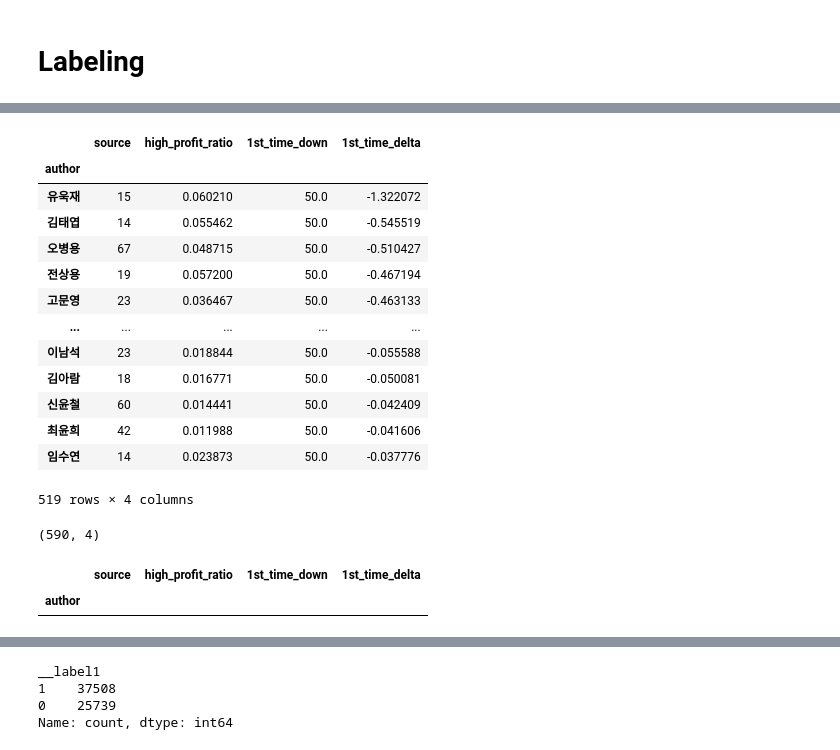
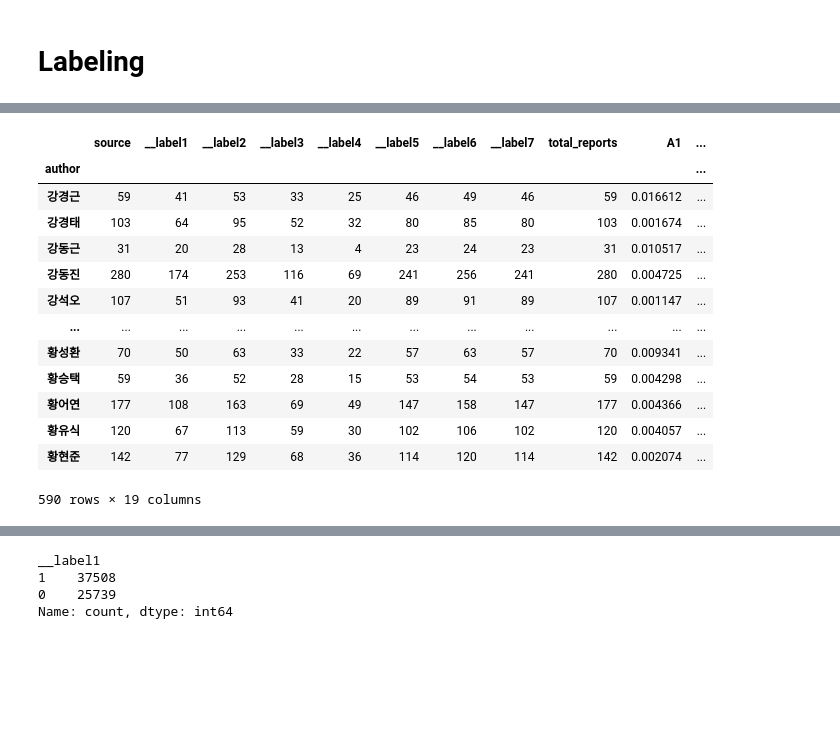
Before and after one commit to keemsunguk/analyst_performance, a Jupyter notebook: notebooks/H-study.ipynb, the cells around one changed output, grey strips where cells are left out. Drawn from its saved outputs; the diff is of its cells as text; code cells hidden in the pictures; blank space fills up the shorter version.

```diff
--- a/notebooks/H-study.ipynb
+++ b/notebooks/H-study.ipynb
@@ -210,0 +282,3 @@ valid_df.groupby('author').count()
+# %%
+label_sum_ratio_df = valid_df[['author', '__label1', '__label2', '__label3', '__label4', '__label5', '__label6', '__label7']].groupby('author').sum()
+label_sum_ratio_df['total_reports'] = valid_df.groupby('author').count()['source']
@@ -211,3 +302,5 @@ valid_df.groupby('author').count()
 # %%
-longterm_df = valid_df[['author', 'high_profit_ratio', '1st_time_down', '1st_time_delta']].groupby('author').mean().sort_values(
-    ['1st_time_delta'], ascending=True).copy()
+
+performance_indicator_df = valid_df[['author', 'A1', 'A2', 'A3']].groupby('author').mean().copy()
+#.sort_values(['1st_time_delta'], ascending=True).copy()
+performance_indicator_df
@@ -214,2 +322,2 @@ longterm_df = valid_df[['author', 'high_profit_ratio', '1st_time_down', '1st_tim
 # %%
-longterm_df = pd.concat([valid_df.groupby('author').count()[['source']].copy(), longterm_df], axis=1)
+perf_merged = pd.concat([valid_df.groupby('author').count()[['source']].copy(), label_sum_ratio_df, performance_indicator_df], axis=1)
@@ -218,22 +324,25 @@ longterm_df.sort_values(['1st_time_delta'], ascending=True, inplace=True)
-# %%
-longterm_df.query('source > 10')
-# %% [output]
-|  | source | high_profit_ratio | 1st_time_down | 1st_time_delta |
-| author |  |  |  |  |
-| 유욱재 | 15 | 0.060210 | 50.0 | -1.322072 |
-| 김태엽 | 14 | 0.055462 | 50.0 | -0.545519 |
-| 오병용 | 67 | 0.048715 | 50.0 | -0.510427 |
-| 전상용 | 19 | 0.057200 | 50.0 | -0.467194 |
-| 고문영 | 23 | 0.036467 | 50.0 | -0.463133 |
-| ... | ... | ... | ... | ... |
-| 이남석 | 23 | 0.018844 | 50.0 | -0.055588 |
-| 김아람 | 18 | 0.016771 | 50.0 | -0.050081 |
-| 신윤철 | 60 | 0.014441 | 50.0 | -0.042409 |
-| 최윤희 | 42 | 0.011988 | 50.0 | -0.041606 |
-| 임수연 | 14 | 0.023873 | 50.0 | -0.037776 |
-519 rows × 4 columns
-# %%
-longterm_df.shape
-# %% [output]
-(590, 4)
+# %%
+perf_merged['a1_hit_ratio'] = perf_merged.apply(lambda x: x['__label1']/x['source'], axis=1)
+perf_merged['a2_hit_ratio'] = perf_merged.apply(lambda x: x['__label2']/x['source'], axis=1)
+perf_merged['a3_hit_ratio'] = perf_merged.apply(lambda x: x['__label3']/x['source'], axis=1)
+perf_merged['L4_hit_ratio'] = perf_merged.apply(lambda x: x['__label4']/x['source'], axis=1)
+perf_merged['L5_hit_ratio'] = perf_merged.apply(lambda x: x['__label5']/x['source'], axis=1)
+perf_merged['L6_hit_ratio'] = perf_merged.apply(lambda x: x['__label6']/x['source'], axis=1)
+perf_merged['L7_hit_ratio'] = perf_merged.apply(lambda x: x['__label7']/x['source'], axis=1)
+perf_merged
+# %% [output]
+|  | source | __label1 | __label2 | __label3 | __label4 | __label5 | __label6 | __label7 | total_reports | A1 | ... |
+| author |  |  |  |  |  |  |  |  |  |  | ... |
+| 강경근 | 59 | 41 | 53 | 33 | 25 | 46 | 49 | 46 | 59 | 0.016612 | ... |
+| 강경태 | 103 | 64 | 95 | 52 | 32 | 80 | 85 | 80 | 103 | 0.001674 | ... |
+| 강동근 | 31 | 20 | 28 | 13 | 4 | 23 | 24 | 23 | 31 | 0.010517 | ... |
+| 강동진 | 280 | 174 | 253 | 116 | 69 | 241 | 256 | 241 | 280 | 0.004725 | ... |
+| 강석오 | 107 | 51 | 93 | 41 | 20 | 89 | 91 | 89 | 107 | 0.001147 | ... |
+| ... | ... | ... | ... | ... | ... | ... | ... | ... | ... | ... | ... |
+| 황성환 | 70 | 50 | 63 | 33 | 22 | 57 | 63 | 57 | 70 | 0.009341 | ... |
+| 황승택 | 59 | 36 | 52 | 28 | 15 | 53 | 54 | 53 | 59 | 0.004298 | ... |
+| 황어연 | 177 | 108 | 163 | 69 | 49 | 147 | 158 | 147 | 177 | 0.004366 | ... |
+| 황유식 | 120 | 67 | 113 | 59 | 30 | 102 | 106 | 102 | 120 | 0.004057 | ... |
+| 황현준 | 142 | 77 | 129 | 68 | 36 | 114 | 120 | 114 | 142 | 0.002074 | ... |
+590 rows × 19 columns
 # %%
@@ -243,5 +349,0 @@ tmp = 1
-# %%
-longterm_df.loc[longterm_df['1st_time_down']< 50]
-# %% [output]
-|  | source | high_profit_ratio | 1st_time_down | 1st_time_delta |
-| author |  |  |  |  |
```
Also changed, not shown: parts of 46 cells of this notebook, 2 other files.
